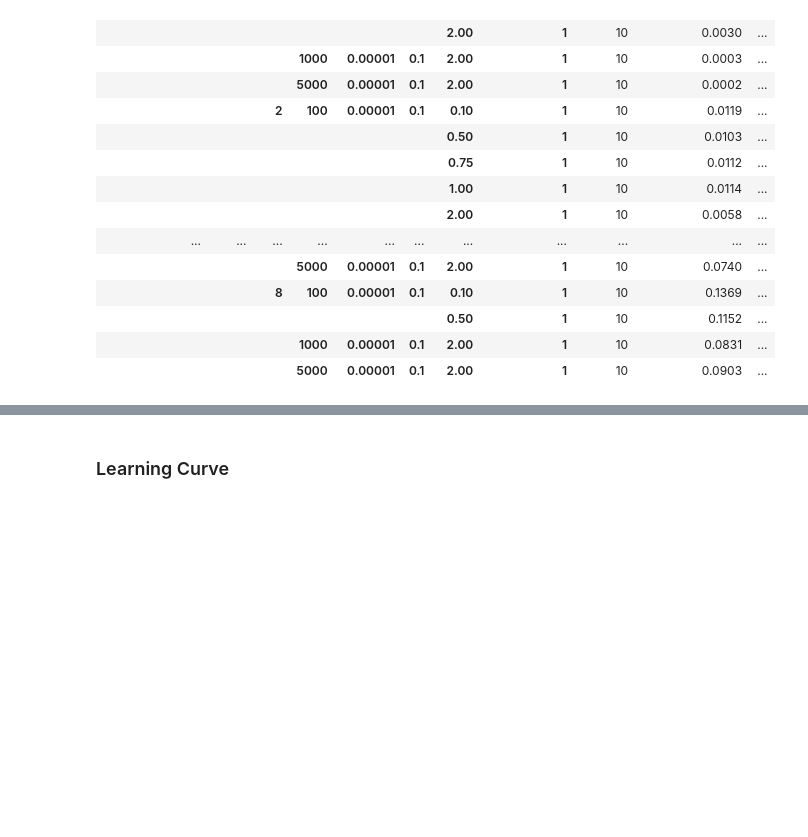
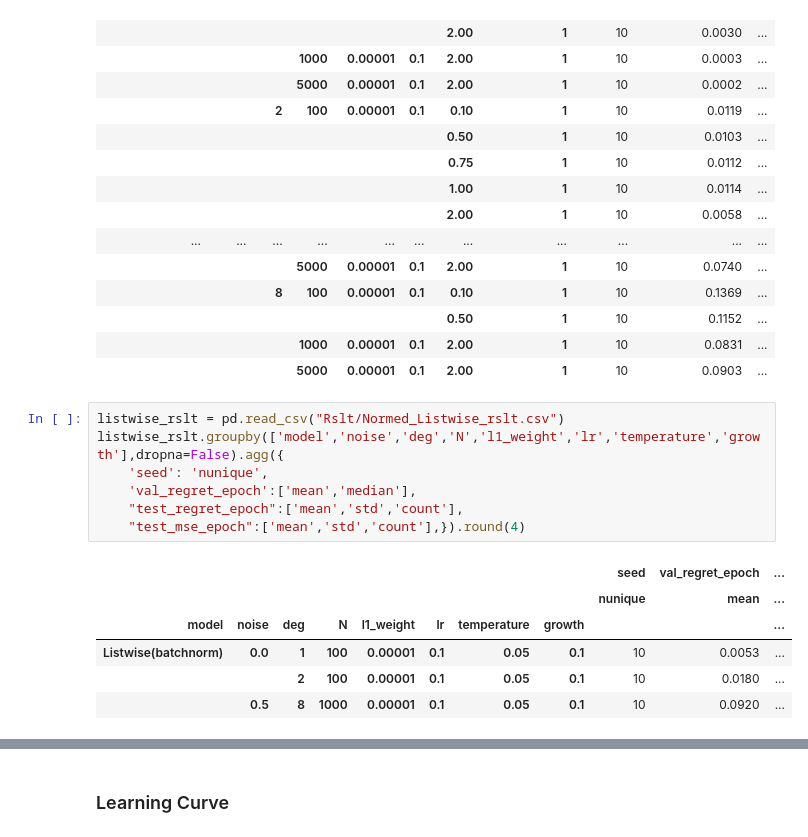
Before and after one commit to PredOpt/predopt-benchmarks, a Jupyter notebook: SPOSP/ResultIn Tabular.ipynb, the cells around one changed output, grey strips where cells are left out. Saved outputs shown, nothing was run; the diff lists cells and outputs as text; blank space fills up the shorter version.

```diff
--- a/SPOSP/ResultIn Tabular.ipynb
+++ b/SPOSP/ResultIn Tabular.ipynb
@@ -255,3 +270,17 @@ dpo_rslt.groupby(['model','noise','deg','N','l1_weight','lr','sigma','num_sample
 |  |  |  |  |  |  | 0.50 | 1 | 10 | 0.1152 | ... |
 |  |  |  | 1000 | 0.00001 | 0.1 | 2.00 | 1 | 10 | 0.0831 | ... |
 |  |  |  | 5000 | 0.00001 | 0.1 | 2.00 | 1 | 10 | 0.0903 | ... |
+# %%
+listwise_rslt = pd.read_csv("Rslt/Normed_Listwise_rslt.csv")
+listwise_rslt.groupby(['model','noise','deg','N','l1_weight','lr','temperature','growth'],dropna=False).agg({
+    'seed': 'nunique',
+    'val_regret_epoch':['mean','median'],
+    "test_regret_epoch":['mean','std','count'],
+    "test_mse_epoch":['mean','std','count'],}).round(4)
+# %% [output]
+|  |  |  |  |  |  |  |  | seed | val_regret_epoch | ... |
+|  |  |  |  |  |  |  |  | nunique | mean | ... |
+| model | noise | deg | N | l1_weight | lr | temperature | growth |  |  | ... |
+| Listwise(batchnorm) | 0.0 | 1 | 100 | 0.00001 | 0.1 | 0.05 | 0.1 | 10 | 0.0053 | ... |
+|  |  | 2 | 100 | 0.00001 | 0.1 | 0.05 | 0.1 | 10 | 0.0180 | ... |
+|  | 0.5 | 8 | 1000 | 0.00001 | 0.1 | 0.05 | 0.1 | 10 | 0.0920 | ... |
```
Also changed, not shown: parts of 8 cells of this notebook, 13 other files.
